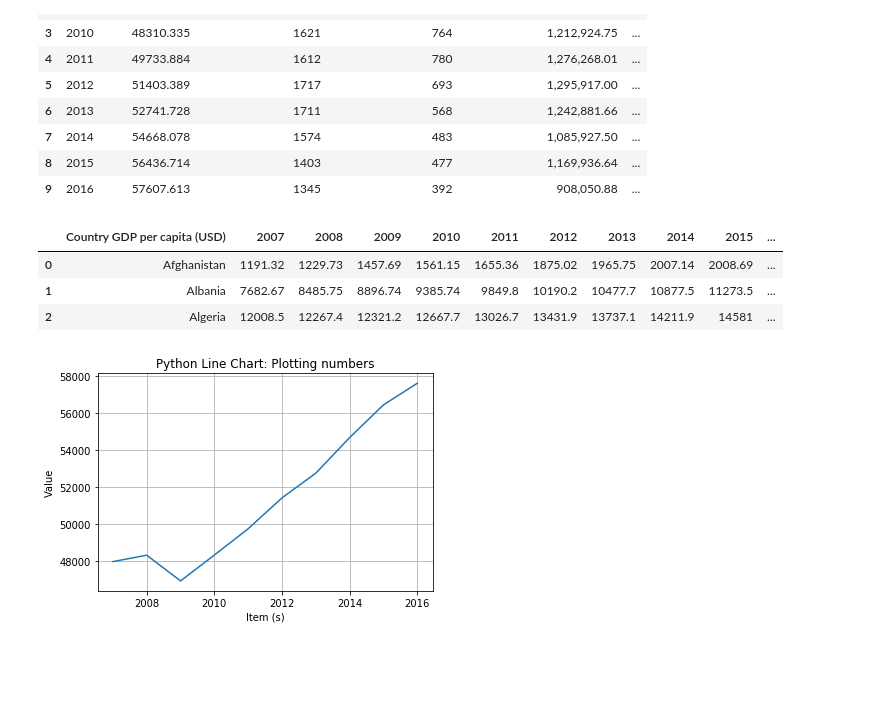
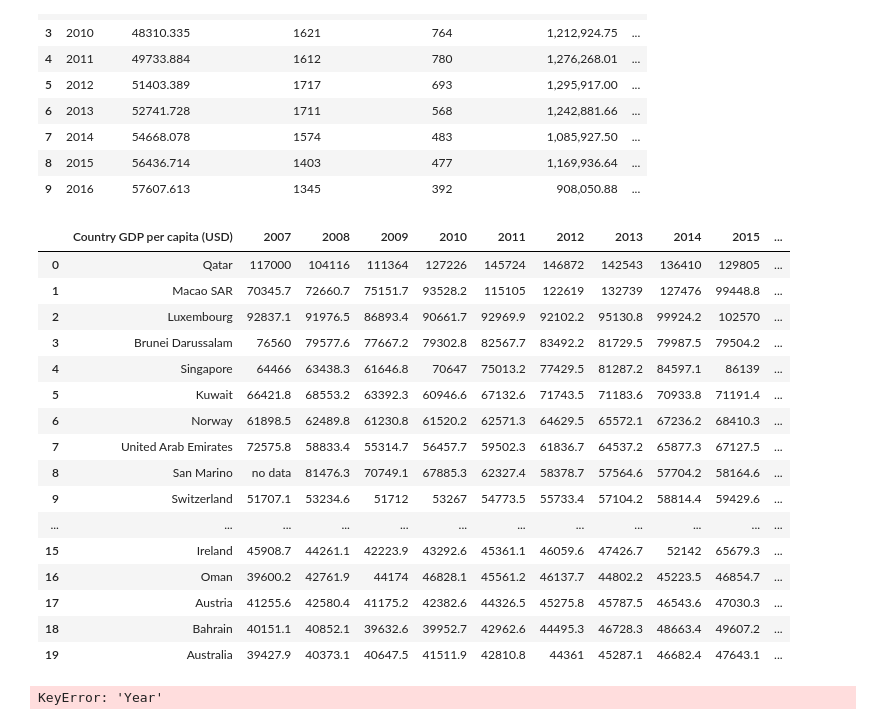
Before and after one commit to EliseLinker/wildlifeproject1, a Jupyter notebook: MergedWildlifeProject-3.ipynb, the cells around one changed output. Cells and saved outputs as stored; diff of their text form; code cells hidden in the pictures; blank space fills up the shorter version.

```diff
--- a/MergedWildlifeProject-3.ipynb
+++ b/MergedWildlifeProject-3.ipynb
@@ -678,17 +678,31 @@ GPDRep_df.head(10)
 # %%
 excelpathy = os.path.join('imf-gdp-per-capita.xlsx')
 GDP0717_df = pd.read_excel(excelpathy)
-GDP0717_df.head(3)
+top20_GDP = GDP0717_df.head(20)
+top20_GDP
 # %% [output]
 |  | Country GDP per capita (USD) | 2007 | 2008 | 2009 | 2010 | 2011 | 2012 | 2013 | 2014 | 2015 | ... |
-| 0 | Afghanistan | 1191.32 | 1229.73 | 1457.69 | 1561.15 | 1655.36 | 1875.02 | 1965.75 | 2007.14 | 2008.69 | ... |
-| 1 | Albania | 7682.67 | 8485.75 | 8896.74 | 9385.74 | 9849.8 | 10190.2 | 10477.7 | 10877.5 | 11273.5 | ... |
-| 2 | Algeria | 12008.5 | 12267.4 | 12321.2 | 12667.7 | 13026.7 | 13431.9 | 13737.1 | 14211.9 | 14581 | ... |
+| 0 | Qatar | 117000 | 104116 | 111364 | 127226 | 145724 | 146872 | 142543 | 136410 | 129805 | ... |
+| 1 | Macao SAR | 70345.7 | 72660.7 | 75151.7 | 93528.2 | 115105 | 122619 | 132739 | 127476 | 99448.8 | ... |
+| 2 | Luxembourg | 92837.1 | 91976.5 | 86893.4 | 90661.7 | 92969.9 | 92102.2 | 95130.8 | 99924.2 | 102570 | ... |
+| 3 | Brunei Darussalam | 76560 | 79577.6 | 77667.2 | 79302.8 | 82567.7 | 83492.2 | 81729.5 | 79987.5 | 79504.2 | ... |
+| 4 | Singapore | 64466 | 63438.3 | 61646.8 | 70647 | 75013.2 | 77429.5 | 81287.2 | 84597.1 | 86139 | ... |
+| 5 | Kuwait | 66421.8 | 68553.2 | 63392.3 | 60946.6 | 67132.6 | 71743.5 | 71183.6 | 70933.8 | 71191.4 | ... |
+| 6 | Norway | 61898.5 | 62489.8 | 61230.8 | 61520.2 | 62571.3 | 64629.5 | 65572.1 | 67236.2 | 68410.3 | ... |
+| 7 | United Arab Emirates | 72575.8 | 58833.4 | 55314.7 | 56457.7 | 59502.3 | 61836.7 | 64537.2 | 65877.3 | 67127.5 | ... |
+| 8 | San Marino | no data | 81476.3 | 70749.1 | 67885.3 | 62327.4 | 58378.7 | 57564.6 | 57704.2 | 58164.6 | ... |
+| 9 | Switzerland | 51707.1 | 53234.6 | 51712 | 53267 | 54773.5 | 55733.4 | 57104.2 | 58814.4 | 59429.6 | ... |
+| ... | ... | ... | ... | ... | ... | ... | ... | ... | ... | ... | ... |
+| 15 | Ireland | 45908.7 | 44261.1 | 42223.9 | 43292.6 | 45361.1 | 46059.6 | 47426.7 | 52142 | 65679.3 | ... |
+| 16 | Oman | 39600.2 | 42761.9 | 44174 | 46828.1 | 45561.2 | 46137.7 | 44802.2 | 45223.5 | 46854.7 | ... |
+| 17 | Austria | 41255.6 | 42580.4 | 41175.2 | 42382.6 | 44326.5 | 45275.8 | 45787.5 | 46543.6 | 47030.3 | ... |
+| 18 | Bahrain | 40151.1 | 40852.1 | 39632.6 | 39952.7 | 42962.6 | 44495.3 | 46728.3 | 48663.4 | 49607.2 | ... |
+| 19 | Australia | 39427.9 | 40373.1 | 40647.5 | 41511.9 | 42810.8 | 44361 | 45287.1 | 46682.4 | 47643.1 | ... |
 # %%
 from pylab import *
 
-s = GPDRep_df['GDP per Capita']
-t = GPDRep_df['Year']
+s = top20_GDP['Average']
+t = top20_GDP['Year']
 #s2 = [4,5,6,7,8,9,10,11,12,13,14,15,16,17,18,19,20,21,22,23]
 plot(t, s)
 #plot(t, s2)
@@ -699,4 +713,4 @@ title('Python Line Chart: Plotting numbers')
 grid(True)
 show()
 # %% [output]
-[figure, removed]
+KeyError: 'Year'
```
Also changed, not shown: 2 other files.
